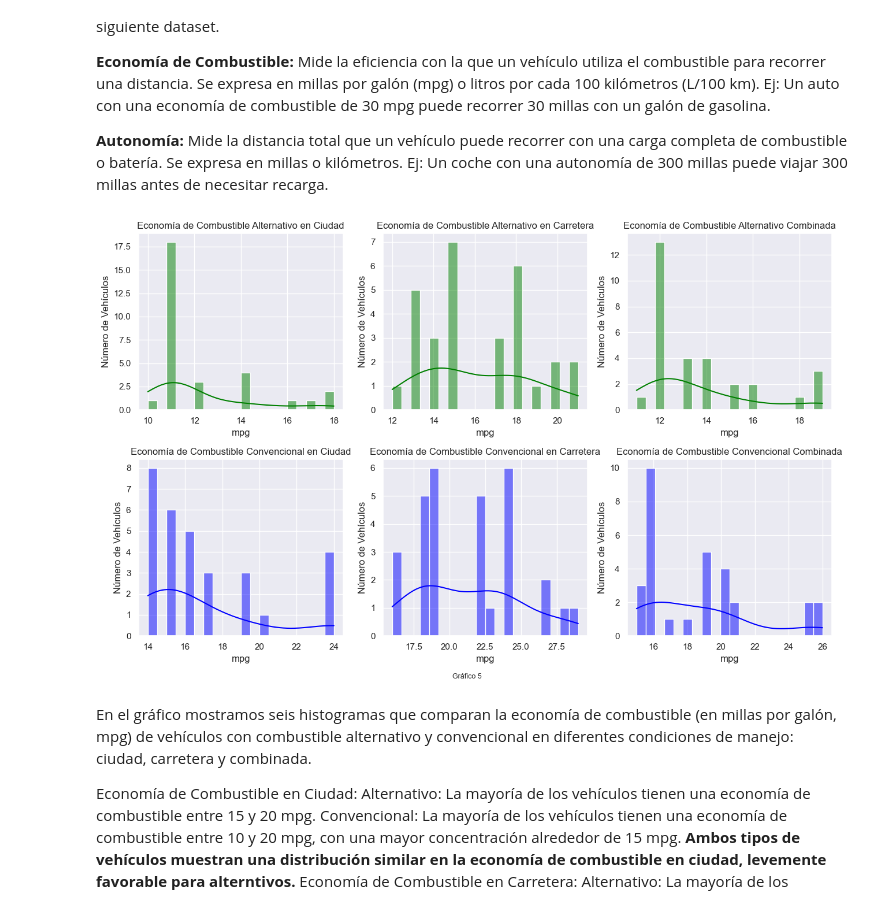
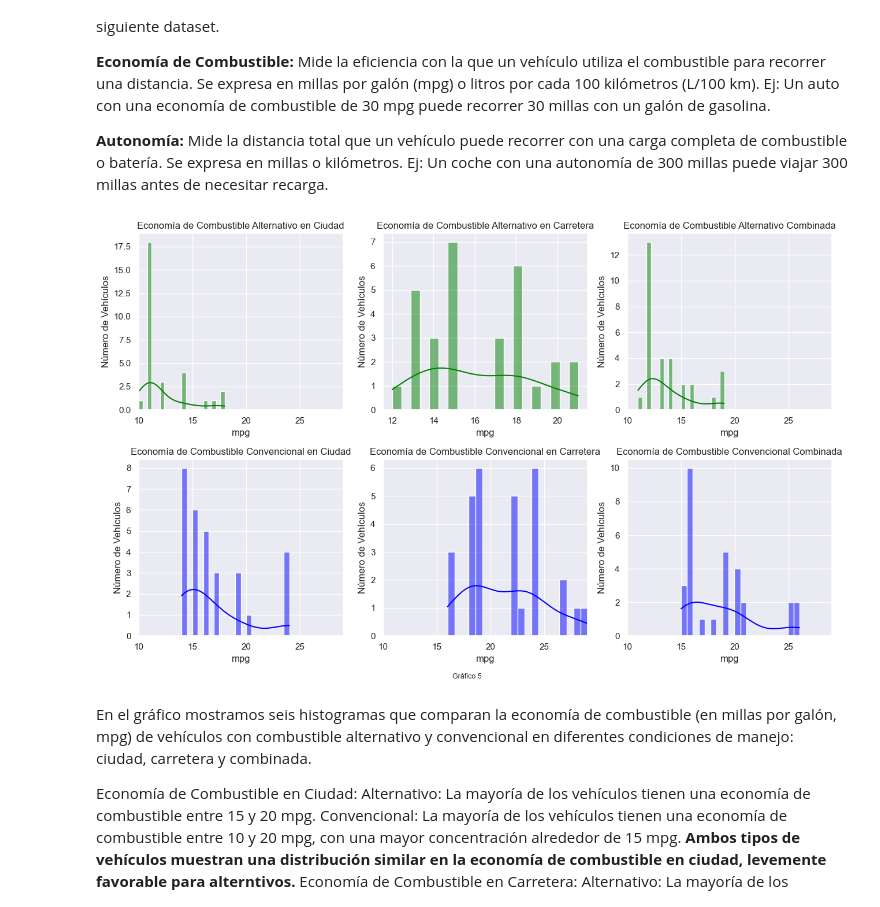
Before and after one commit to mlararossetti/ProyectoFinalSH, a Jupyter notebook: notebooks/2. EDA/EDA_alternativecars.ipynb, the cells around one changed output. Saved outputs shown, nothing was run; the diff lists cells and outputs as text; code cells hidden in the pictures.

```diff
--- a/notebooks/2. EDA/EDA_alternativecars.ipynb
+++ b/notebooks/2. EDA/EDA_alternativecars.ipynb
@@ -260,6 +260,26 @@ df_clean = df_alternative_cars.dropna(subset=[
     'Alternative Fuel Economy City', 'Alternative Fuel Economy Highway', 'Alternative Fuel Economy Combined',
     'Conventional Fuel Economy City', 'Conventional Fuel Economy Highway', 'Conventional Fuel Economy Combined'
 ])
+
+
+x_min = min(
+    df_clean['Alternative Fuel Economy City'].min(),
+    df_clean['Alternative Fuel Economy Highway'].min(),
+    df_clean['Alternative Fuel Economy Combined'].min(),
+    df_clean['Conventional Fuel Economy City'].min(),
+    df_clean['Conventional Fuel Economy Highway'].min(),
+    df_clean['Conventional Fuel Economy Combined'].min()
+)
+
+x_max = max(
+    df_clean['Alternative Fuel Economy City'].max(),
+    df_clean['Alternative Fuel Economy Highway'].max(),
+    df_clean['Alternative Fuel Economy Combined'].max(),
+    df_clean['Conventional Fuel Economy City'].max(),
+    df_clean['Conventional Fuel Economy Highway'].max(),
+    df_clean['Conventional Fuel Economy Combined'].max()
+)
+
 
 # Creo subplots
 fig, axes = plt.subplots(2, 3, figsize=(13, 8))
@@ -269,42 +289,47 @@ sns.histplot(df_clean['Alternative Fuel Economy City'], bins=20, kde=True, color
 axes[0, 0].set_title("Economía de Combustible Alternativo en Ciudad")
 axes[0, 0].set_xlabel("mpg")
 axes[0, 0].set_ylabel("Número de Vehículos")
+axes[0, 0].set_xlim(x_min, x_max)
 
 # Histograma para economía de combustible en ciudad (convencional)
 sns.histplot(df_clean['Conventional Fuel Economy City'], bins=20, kde=True, color='blue', ax=axes[1, 0])
 axes[1, 0].set_title("Economía de Combustible Convencional en Ciudad")
 axes[1, 0].set_xlabel("mpg")
 axes[1, 0].set_ylabel("Número de Vehículos")
+axes[1, 0].set_xlim(x_min, x_max)
 
 # Histograma para economía de combustible en carretera (alternativo)
 sns.histplot(df_clean['Alternative Fuel Economy Highway'], bins=20, kde=True, color='green', ax=axes[0, 1])
 axes[0, 1].set_title("Economía de Combustible Alternativo en Carretera")
 axes[0, 1].set_xlabel("mpg")
 axes[0, 1].set_ylabel("Número de Vehículos")
 
 # Histograma para economía de combustible en carretera (convencional)
 sns.histplot(df_clean['Conventional Fuel Economy Highway'], bins=20, kde=True, color='blue', ax=axes[1, 1])
 axes[1, 1].set_title("Economía de Combustible Convencional en Carretera")
 axes[1, 1].set_xlabel("mpg")
 axes[1, 1].set_ylabel("Número de Vehículos")
+axes[1, 1].set_xlim(x_min, x_max)
 
 # Histograma para economía de combustible combinada (alternativo)
 sns.histplot(df_clean['Alternative Fuel Economy Combined'], bins=20, kde=True, color='green', ax=axes[0, 2])
 axes[0, 2].set_title("Economía de Combustible Alternativo Combinada")
 axes[0, 2].set_xlabel("mpg")
 axes[0, 2].set_ylabel("Número de Vehículos")
+axes[0, 2].set_xlim(x_min, x_max)
 
 # Histograma para economía de combustible combinada (convencional)
 sns.histplot(df_clean['Conventional Fuel Economy Combined'], bins=20, kde=True, color='blue', ax=axes[1, 2])
 axes[1, 2].set_title("Economía de Combustible Convencional Combinada")
 axes[1, 2].set_xlabel("mpg")
 axes[1, 2].set_ylabel("Número de Vehículos")
+axes[1, 2].set_xlim(x_min, x_max)
 
 plt.figtext(0.5, -0.01, "Gráfico 5", wrap=True, horizontalalignment='center', fontsize=9)
 plt.tight_layout()
 plt.show()
 # %% [output]
-[figure, old version]
+[figure, new version]
 # %% [markdown]
 En el gráfico mostramos seis histogramas que comparan la economía de combustible (en millas por galón, mpg) de vehículos con combustible alternativo y convencional en diferentes condiciones de manejo: ciudad, carretera y combinada.
 
```
Also changed, not shown: parts of 3 cells of this notebook, 8 other files.
